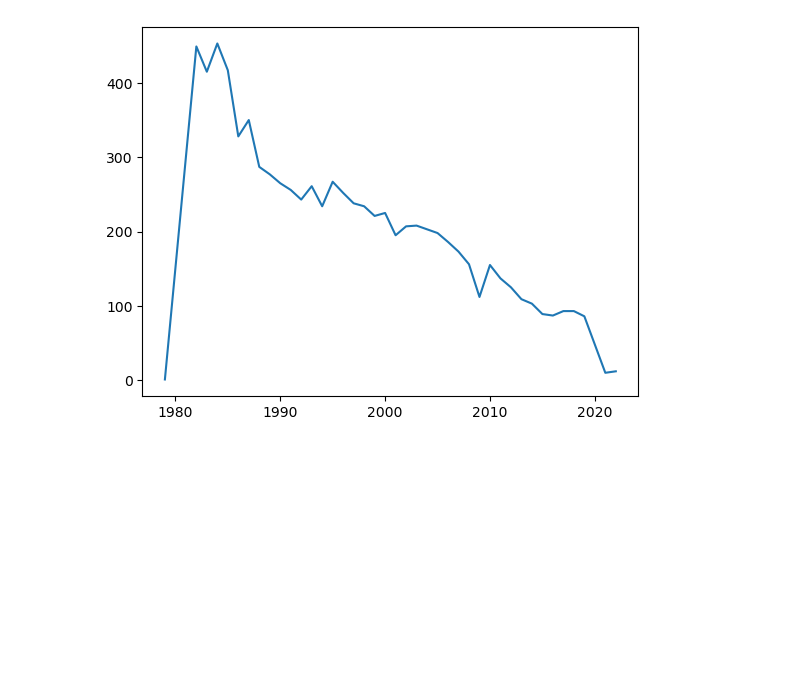
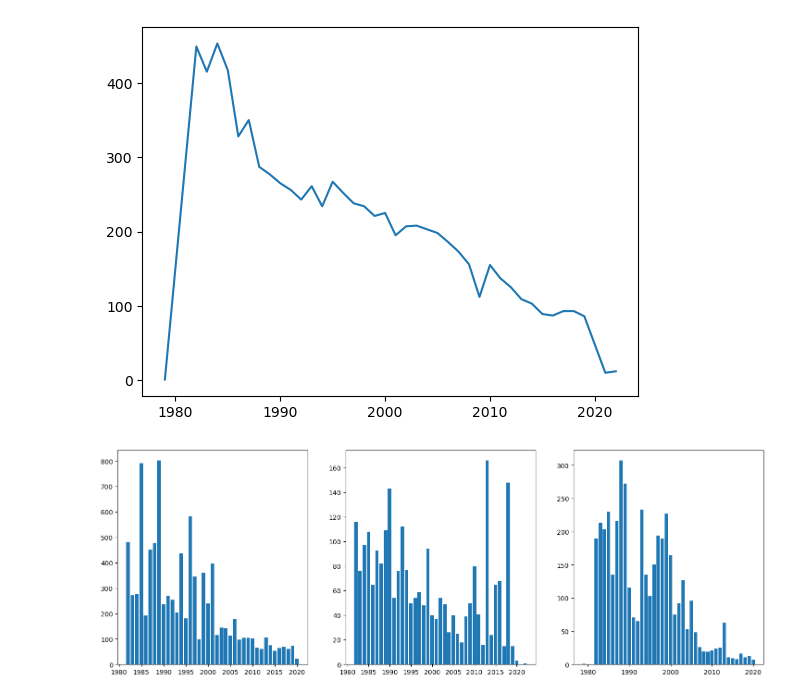
Before and after one commit to Luwate/dsc-phase-1-project, a Jupyter notebook: student.ipynb, the cells around one changed output. Cells and saved outputs as stored; diff of their text form; code cells hidden in the pictures; blank space fills up the shorter version.

Commit message:
Preliminary analysis for commercial jets

```diff
--- a/student.ipynb
+++ b/student.ipynb
@@ -593,3 +588,7 @@ df_cleaned.describe()
 | max | 4.000000 | 270.000000 | 137.000000 | 125.000000 | 576.000000 | ... |
 # %%
 df_cleaned['Event.Date'] = pd.to_datetime(df_cleaned['Event.Date'])
+# %%
+df_cleaned['Make'] = df_cleaned['Make'].str.title()
+df_cleaned['Make'] = df_cleaned['Make'].str.strip()
+df_cleaned['Make'].value_counts()
@@ -595,0 +629,28 @@ df_cleaned['Event.Date'] = pd.to_datetime(df_cleaned['Event.Date'])
+# %%
+make_mapping = {
+    'Boeing': ['Boeing', 'Boeing Commercial', 'Boeing Company', 'Boeing Co.'],
+    'Cessna': ['Cessna', 'Cessna Aircraft', 'Cessna Textron'],
+    'Piper': ['Piper', 'Piper Aircraft', 'Piper Aircraft Corp.', 'Piper Inc.'],
+    'Beechcraft': ['Beechcraft', 'Beech', 'Beech Aircraft', 'Beechcraft Corp.'],
+    'Airbus': ['Airbus', 'Airbus Industrie', 'Airbus SAS'],
+    'Bell': ['Bell', 'Bell Helicopter', 'Bell Textron'],
+    'Robinson': ['Robinson', 'Robinson Helicopter'],
+    'Embraer': ['Embraer', 'Embraer Aircraft', 'Embraer S.A.'],
+    'Bombardier': ['Bombardier', 'Canadair', 'Canadair (Bombardier)'],
+    'Lockheed Martin': ['Lockheed', 'Lockheed Martin', 'Lockheed Aircraft'],
+    'Mooney': ['Mooney', 'Mooney Aircraft', 'Mooney International'],
+    'Cirrus': ['Cirrus', 'Cirrus Aircraft', 'Cirrus Design Corp.'],
+    'Sikorsky': ['Sikorsky', 'Sikorsky Aircraft', 'Sikorsky Helicopter'],
+    'McDonnell Douglas': ['McDonnell', 'Douglas', 'McDonnell Douglas', 'Mcdonnell Douglas'],
+    'De Havilland': ['De Havilland', 'de Havilland Canada', 'Dehavilland'],
+    'Gulfstream': ['Gulfstream', 'Gulfstream Aerospace', 'Gulfstream American'],
+    'Grumman': ['Grumman', 'Grumman American', 'Grumman Aerospace'],
+    'Raytheon' : ['Raytheon', 'Raytheon Aircraft Company', 'Raytheon Corporate Jets'],
+    'Rockwell' : ['Rockwell', 'Rockwell International'],
+    'Learjet' : ['Learjet', 'Learjet Inc'],
+    'Gates Learjet' : ['Gates Learjet', 'Gates Learjet Corp.']
+
+}
+
+mapping = {variation: standard for standard, variations in make_mapping.items() for variation in variations}
+df_cleaned['Make'] = df_cleaned['Make'].map(lambda x: next((mapping[v] for v in mapping if x.startswith(v)), x))
@@ -621,10 +700,13 @@ ax.plot(accidents_per_year.index, accidents_per_year.values)
 [<matplotlib.lines.Line2D at 0x...>]
 [figure]
 # %%
-fatalities_per_year = df_cleaned[df_cleaned['Total.Fatal.Injuries']>=1].groupby('Event.Date').sum()['Total.Fatal.Injuries']
-serious_injuries_per_year = df_cleaned[df_cleaned['Total.Serious.Injuries']>=1].groupby('Event.Date').sum()['Total.Serious.Injuries']
-minor_injuries_per_year = df_cleaned[df_cleaned['Total.Minor.Injuries']>=1].groupby('Event.Date').sum()['Total.Minor.Injuries']
+fatalities_per_year = df_cleaned[df_cleaned['Total.Fatal.Injuries']>=1].groupby(df_cleaned['Event.Date'].dt.year)['Total.Fatal.Injuries'].sum()
+serious_injuries_per_year = df_cleaned[df_cleaned['Total.Serious.Injuries']>=1].groupby(df_cleaned['Event.Date'].dt.year)['Total.Serious.Injuries'].sum()
+minor_injuries_per_year = df_cleaned[df_cleaned['Total.Minor.Injuries']>=1].groupby(df_cleaned['Event.Date'].dt.year)['Total.Minor.Injuries'].sum()
 # %%
-fig, ax = plt.subplots(nrows = 3, ncols =1)
-ax[0].plot(fatalities_per_year.index, fatalities_per_year.values)
-ax[1].plot(ser)
+fig, ax = plt.subplots(nrows = 1, ncols =3, figsize=(18,6))
+ax[0].bar(fatalities_per_year.index, fatalities_per_year.values)
+ax[1].bar(serious_injuries_per_year.index, serious_injuries_per_year.values)
+ax[2].bar(minor_injuries_per_year.index, minor_injuries_per_year.values);
+# %% [output]
+[figure, added]
```
Also changed, not shown: parts of 23 cells of this notebook.
